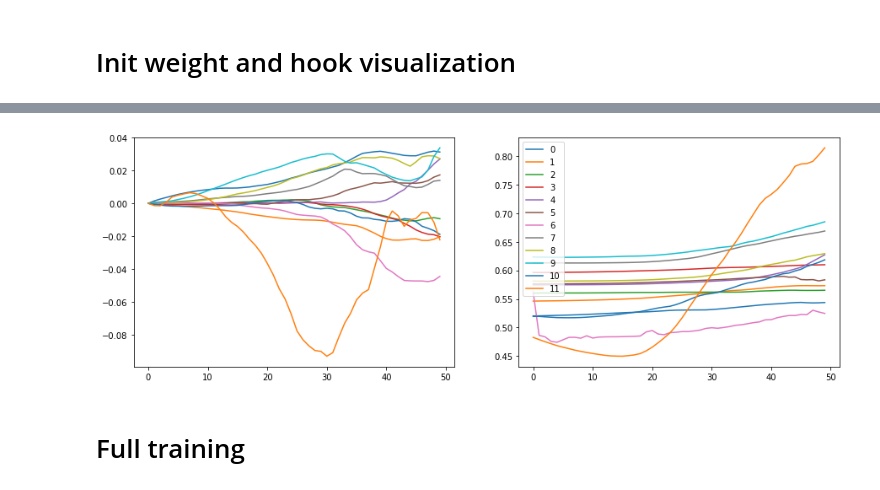
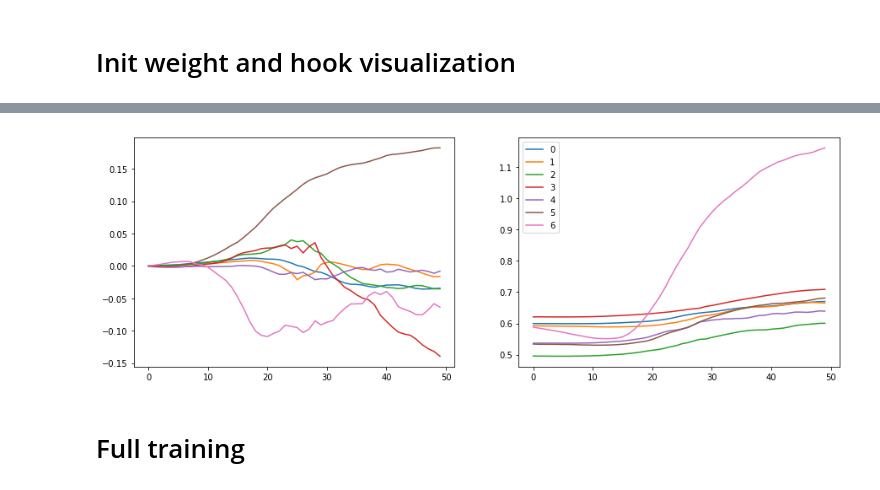
Before and after one commit to anhquan0412/fastai_v3p1, a Jupyter notebook: auto_encoder/conv_autoencoder.ipynb, the cells around one changed output, grey strips where cells are left out. Cells and saved outputs as stored; diff of their text form; code cells hidden in the pictures.

Commit message:
finish conv autoencoder

```diff
--- a/auto_encoder/conv_autoencoder.ipynb
+++ b/auto_encoder/conv_autoencoder.ipynb
@@ -295,4 +291,4 @@ def init_cnn(m):
 # %%
-nfs = [128, 256, 512]
+nfs = [64,128,256,512]
 # %%
-db = get_databunch()
+db = get_databunch(bs=128,size=128)
@@ -301,4 +295,8 @@ model = ConvAutoEncoderModel(nfs,leak=0.1,sub=0.4,maxv=7.).cuda()
 # %%
+model = ConvAutoEncoderModel(nfs,128,lin_nf=512).cuda()
+
 learn = Learner(db,model,loss_func = mse_flat,metrics=[])
+
+init_cnn(learn.model)
 # %%
 all_layers = list(list(learn.model.children())[0]) + list(list(learn.model.children())[1])
@@ -307,5 +303,5 @@ init_cnn(learn.model)
 # %%
-hook_layers = all_layer
+hook_layers = all_layers[:7] + [all_layers[8]] + all_layers[10:12] + [all_layers[13]] + all_layers[15:]
 # hook_layers = all_layers[:6] + all_layers[8:]
 # %%
 hooks_means = defaultdict(list)
@@ -324,7 +339,7 @@ plot_mean_std(hook_layers,50)
 # %%
-plot_mean_std(hook_layers,50)
+plot_mean_std(hook_layers[11:],50)
 # %% [output]
-[figure, old version]
+[figure, new version]
 # %% [markdown]
 # Full training
 # %%
```
Also changed, not shown: parts of 26 cells of this notebook.
